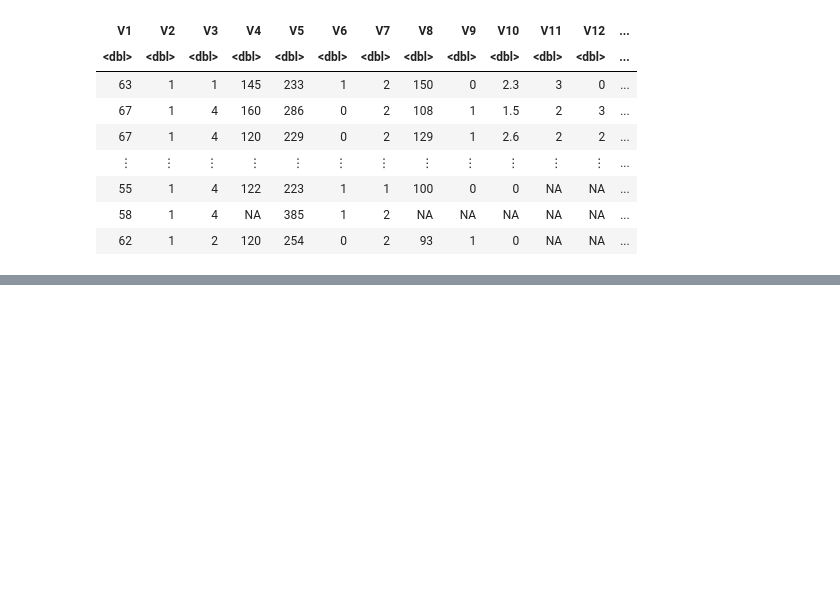
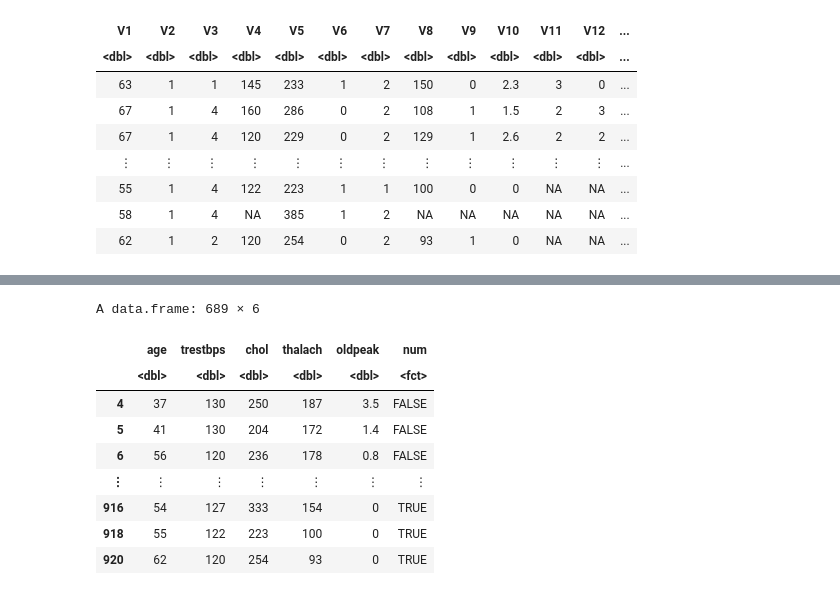
Before and after one commit to EdwardJXLi/DSCI-100-group-project, a Jupyter notebook: project.ipynb, the cells around one changed output, grey strips where cells are left out. Drawn from its saved outputs; the diff is of its cells as text; code cells hidden in the pictures; blank space fills up the shorter version.

```diff
--- a/project.ipynb
+++ b/project.ipynb
@@ -139,3 +138,24 @@ A data.frame: 920 × 15
 | 55 | male | asymptomatic | 122 | 223 | TRUE | ST-T wave abnormality | 100 | FALSE | 0 | NA | NA | ... |
 | 58 | male | asymptomatic | NA | 385 | TRUE | hypertrophy | NA | NA | NA | NA | NA | ... |
 | 62 | male | atypical angina | 120 | 254 | FALSE | hypertrophy | 93 | TRUE | 0 | NA | NA | ... |
+# %%
+set.seed(1000)
+#Select only numerical variables
+heart_num <- heart_data |>
+    select(age, trestbps, chol, thalach, oldpeak, num)
+#Split into 75% train and 25% test
+heart_split <- initial_split(heart_num, prop=0.75, strata = num)
+heart_training <- training(heart_split)
+heart_testing <- testing(heart_split)
+heart_training
+# %% [output]
+A data.frame: 689 × 6
+|  | age | trestbps | chol | thalach | oldpeak | num |
+|  | <dbl> | <dbl> | <dbl> | <dbl> | <dbl> | <fct> |
+| 4 | 37 | 130 | 250 | 187 | 3.5 | FALSE |
+| 5 | 41 | 130 | 204 | 172 | 1.4 | FALSE |
+| 6 | 56 | 120 | 236 | 178 | 0.8 | FALSE |
+| ⋮ | ⋮ | ⋮ | ⋮ | ⋮ | ⋮ | ⋮ |
+| 916 | 54 | 127 | 333 | 154 | 0 | TRUE |
+| 918 | 55 | 122 | 223 | 100 | 0 | TRUE |
+| 920 | 62 | 120 | 254 | 93 | 0 | TRUE |
```
Also changed, not shown: parts of 7 cells of this notebook.
